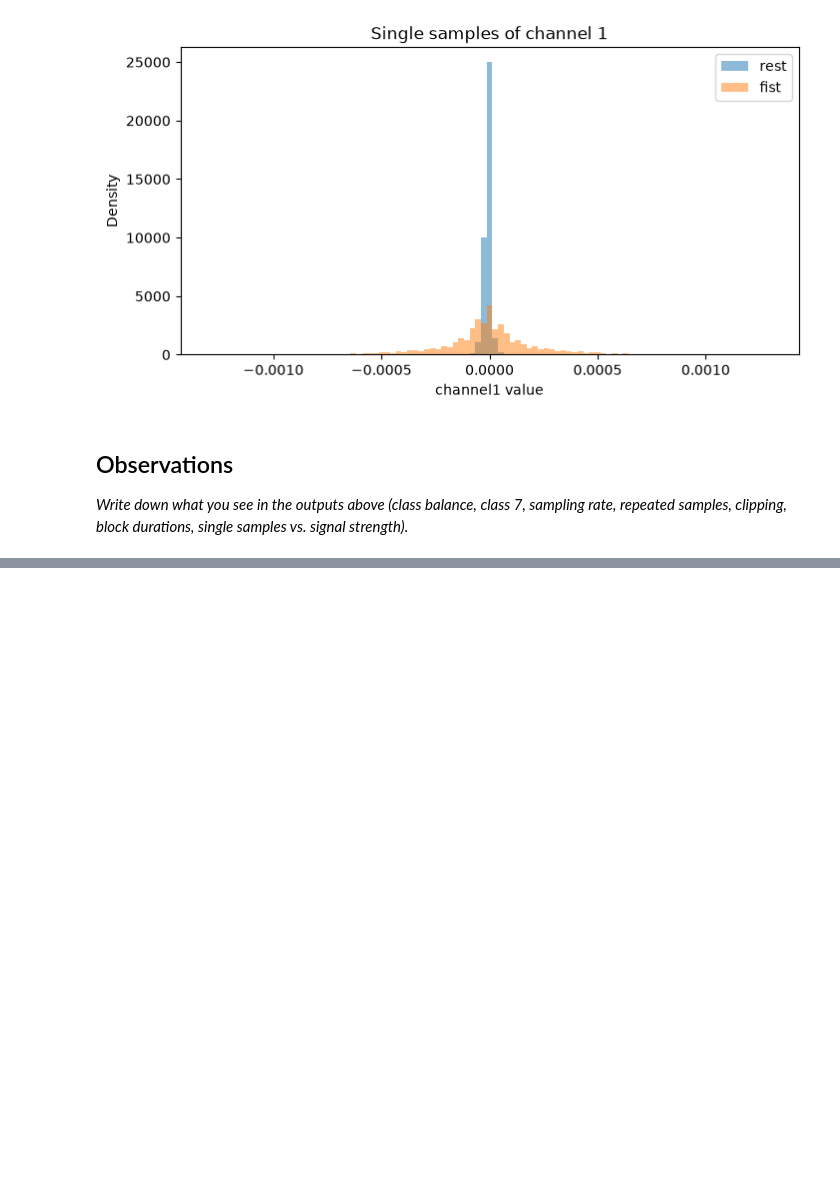
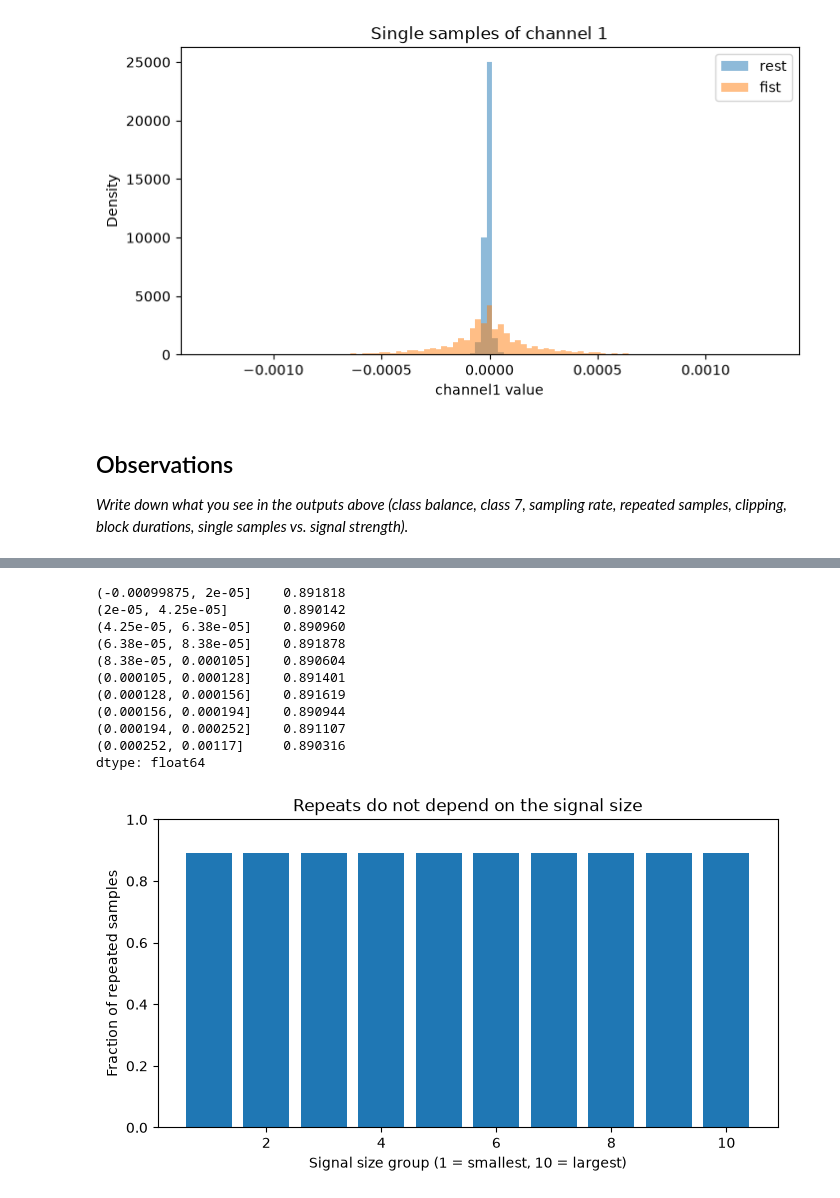
Before and after one commit to Aslakoi/EMG_classification, a Jupyter notebook: main.ipynb, the cells around one changed output, grey strips where cells are left out. Saved outputs shown, nothing was run; the diff lists cells and outputs as text; code cells hidden in the pictures; blank space fills up the shorter version.

```diff
--- a/main.ipynb
+++ b/main.ipynb
@@ -315,0 +328,3 @@ _Write down what you see in the outputs above (class balance, class 7, sampling
+# %%
+# Give every sample the number of the gesture block it belongs to (computed in section 5)
+data['block'] = block_id
@@ -315,0 +478,31 @@ _Write down what you see in the outputs above (class balance, class 7, sampling
+# %%
+# Signal size of every sample: mean absolute value over the 8 channels
+amplitude = data_prep[channels].abs().mean(axis=1)
+
+# Split the samples into 10 groups (deciles) from smallest to largest signal
+amplitude_group = pd.qcut(amplitude, 10)
+
+# Fraction of repeated samples in each group
+repeats_per_group = is_repeat.groupby(amplitude_group).mean()
+print(repeats_per_group)
+
+plt.figure(figsize=(8,4))
+plt.bar(range(1, 11), repeats_per_group.values)
+plt.ylim(0, 1)
+plt.xlabel('Signal size group (1 = smallest, 10 = largest)')
+plt.ylabel('Fraction of repeated samples')
+plt.title('Repeats do not depend on the signal size')
+plt.show()
+# %% [output]
+(-0.00099875, 2e-05]    0.891818
+(2e-05, 4.25e-05]       0.890142
+(4.25e-05, 6.38e-05]    0.890960
+(6.38e-05, 8.38e-05]    0.891878
+(8.38e-05, 0.000105]    0.890604
+(0.000105, 0.000128]    0.891401
+(0.000128, 0.000156]    0.891619
+(0.000156, 0.000194]    0.890944
+(0.000194, 0.000252]    0.891107
+(0.000252, 0.00117]     0.890316
+dtype: float64
+[figure, added]
```
Also changed, not shown: parts of 41 cells of this notebook, 1 other file.
